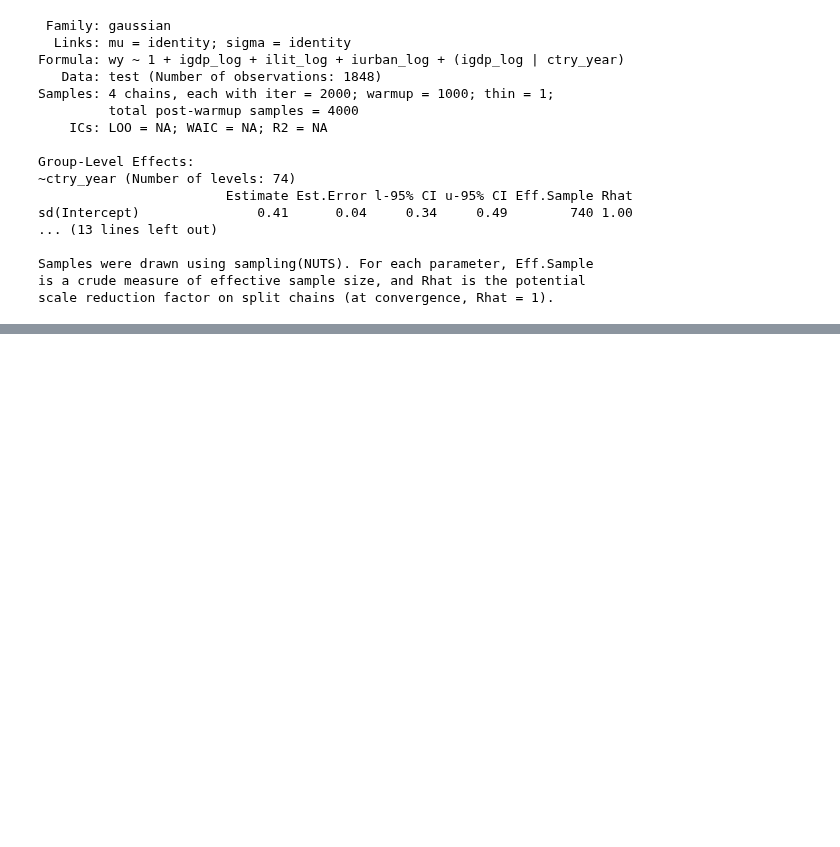
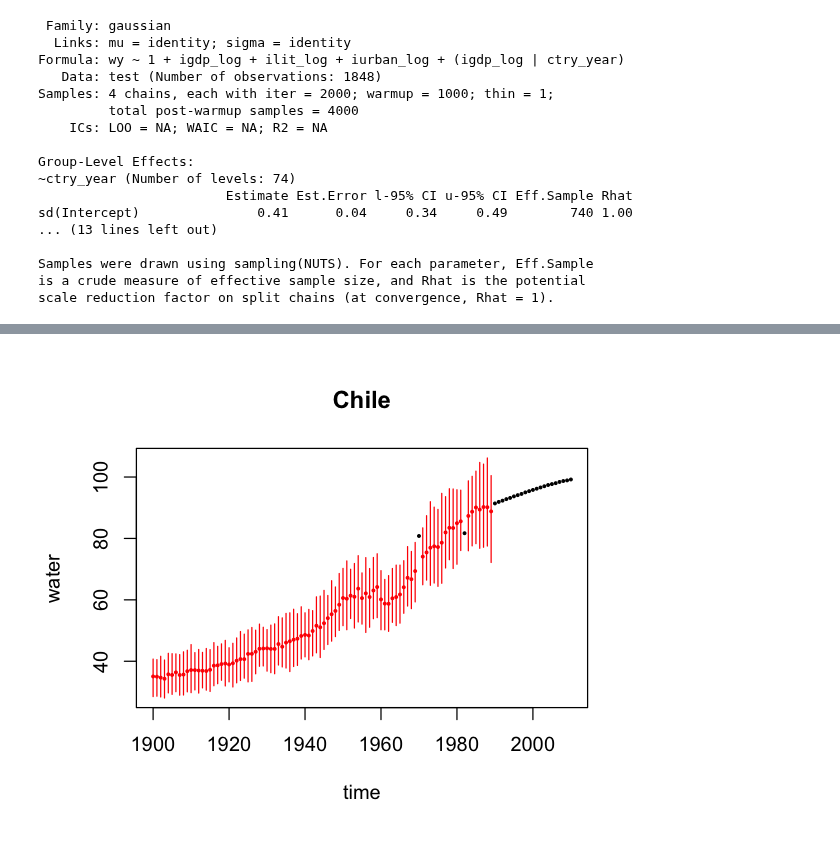
Before and after one commit to sdaza/lambda, a Jupyter notebook: notebooks/models_covariates.ipynb, the cells around one changed output, grey strips where cells are left out. Drawn from its saved outputs; the diff is of its cells as text; code cells hidden in the pictures; blank space fills up the shorter version.

```diff
--- a/notebooks/models_covariates.ipynb
+++ b/notebooks/models_covariates.ipynb
@@ -371,0 +418,5 @@ scale reduction factor on split chains (at convergence, Rhat = 1).
+# %%
+options(repr.plot.width = 5, repr.plot.height = 4)
+tscsPlot(out2, cs = 'Chile', var = 'water', cex = 0.3)
+# %% [output]
+[figure, added]
```
Also changed, not shown: parts of 16 cells of this notebook.
